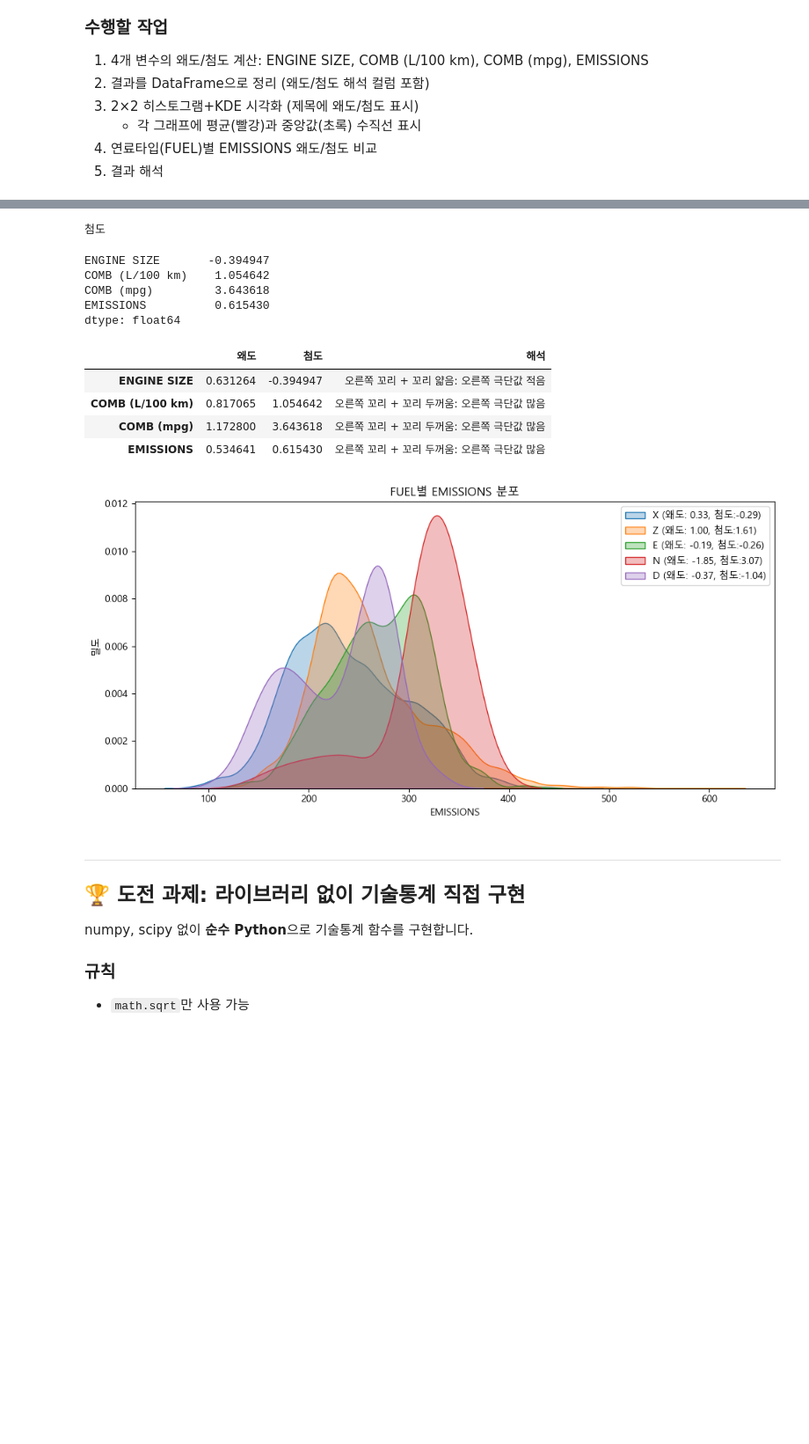
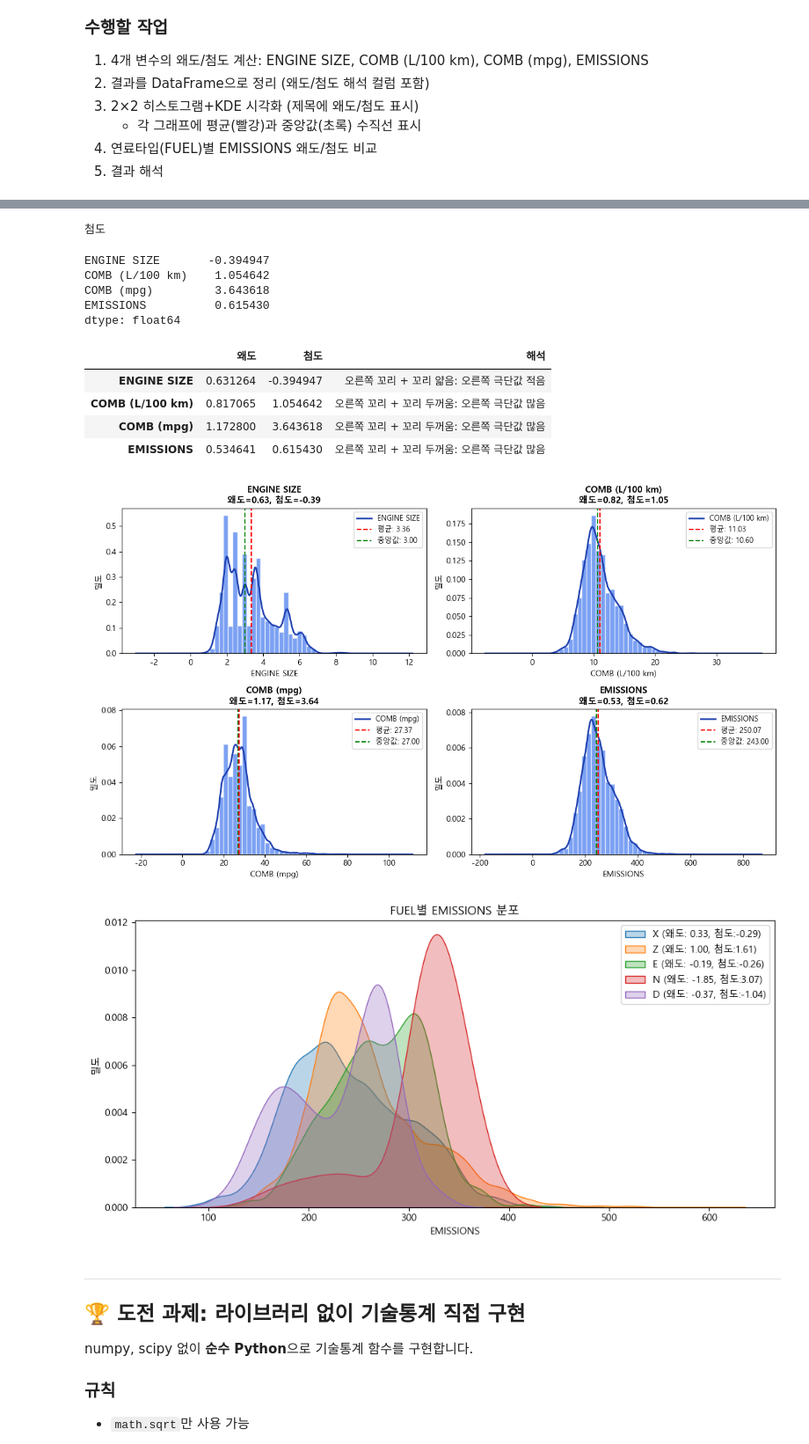
Before and after one commit to sparta-data11-statistics-practice/practice-01-descriptive-statistics-Heesang01, a Jupyter notebook: practice_01_assignment.ipynb, the cells around one changed output, grey strips where cells are left out. Shown at 88% size. Saved outputs shown, nothing was run; the diff lists cells and outputs as text; code cells hidden in the pictures; blank space fills up the shorter version.

```diff
--- a/practice_01_assignment.ipynb
+++ b/practice_01_assignment.ipynb
@@ -538,20 +563,26 @@ display(result)
 
 
 # TODO 3: 2×2 히스토그램+KDE 시각화 (제목에 왜도/첨도 표시, 평균/중앙값 수직선)
-
-def histplot_kde(data, col1):
+def histplot_kde(dt, col_list):
     fig, axes = plt.subplots(2, 2, figsize=(12,7))
-    for i in data[col1].unique():
-        subset = data[data[col1]==i]
-        sns.histplot(subset, kde=True, bins='auto', ax=axes[0,0], color='steelblue', fill=True, alpha=0.3)
-    axes.legend()
+    for i, col in enumerate(col_list):
+        ax = axes[i // 2, i % 2]
+        data = dt[col].dropna()
+        ax.hist(data, bins=30, density=True, alpha=0.6, edgecolor='white', color='#2563EB')
+        data.plot.kde(ax=ax, color='#1E40AF', linewidth=2)
+        ax.axvline(data.mean(), color='red', linestyle='--', linewidth=1.5, label=f'평균: {data.mean():.2f}')
+        ax.axvline(data.median(), color='green', linestyle='--', linewidth=1.5, label=f'중앙값: {data.median():.2f}')
+        skew_val = data.skew()
+        kurt_val = data.kurtosis()
+        ax.set_title(f'{col}\n왜도={skew_val:.2f}, 첨도={kurt_val:.2f}', fontweight='bold', fontsize=11)
+        ax.set_xlabel(col)
+        ax.set_ylabel('밀도')
+        ax.legend(fontsize=9)
     plt.tight_layout()
     plt.show()
 
+histplot_kde(df, numeric_cols)
 
-
-
-# 사실 이 문제를 이해하지 못하겠습니다.. 죄송합니다... gg..
 
 # TODO 4: 연료타입(FUEL)별 EMISSIONS 왜도/첨도 비교
 def skewnkurt(data, col, vcol):
@@ -561,34 +592,38 @@ def skewnkurt(data, col, vcol):
         sns.kdeplot(subset, label=f"{i} (왜도: {subset.skew():.2f}, 첨도:{subset.kurt():.2f})", ax=ax, fill=True, alpha=0.3)
     ax.set_title(f'{col}별 {vcol} 분포')
     ax.set_xlabel(f'{vcol}')
     ax.set_ylabel('밀도')
     ax.legend()
 
     plt.tight_layout()
     plt.show()
 
 skewnkurt(df, 'FUEL', 'EMISSIONS')
 
 # TODO 5: 결과 해석
+print('numeric_cols에 해당되는 모든 변수의 분포는 오른쪽으로 꼬리가 긴 형태다.')
+print('엔진 사이즈를 제외한 다른 변수의 분포는 정규분포 형태를 따른다.')
+print('연료별 배출량 비교 분포를 봤을때, N연료가 중심값이 다른 분포보다 큰 편이므로 배출량이 비교적 높다.')
 # %% [output]
 왜도
 ENGINE SIZE        0.631264
 COMB (L/100 km)    0.817065
 COMB (mpg)         1.172800
 EMISSIONS          0.534641
 dtype: float64
 첨도
 ENGINE SIZE       -0.394947
 COMB (L/100 km)    1.054642
 COMB (mpg)         3.643618
 EMISSIONS          0.615430
 dtype: float64
 |  | 왜도 | 첨도 | 해석 |
 | ENGINE SIZE | 0.631264 | -0.394947 | 오른쪽 꼬리 + 꼬리 얇음: 오른쪽 극단값 적음 |
 | COMB (L/100 km) | 0.817065 | 1.054642 | 오른쪽 꼬리 + 꼬리 두꺼움: 오른쪽 극단값 많음 |
 | COMB (mpg) | 1.172800 | 3.643618 | 오른쪽 꼬리 + 꼬리 두꺼움: 오른쪽 극단값 많음 |
 | EMISSIONS | 0.534641 | 0.615430 | 오른쪽 꼬리 + 꼬리 두꺼움: 오른쪽 극단값 많음 |
-[figure, old version]
+[figure, new version]
+[figure, added]
 # %% [markdown]
 ---
 
```
Also changed, not shown: parts of 5 cells of this notebook, 8 other files.
